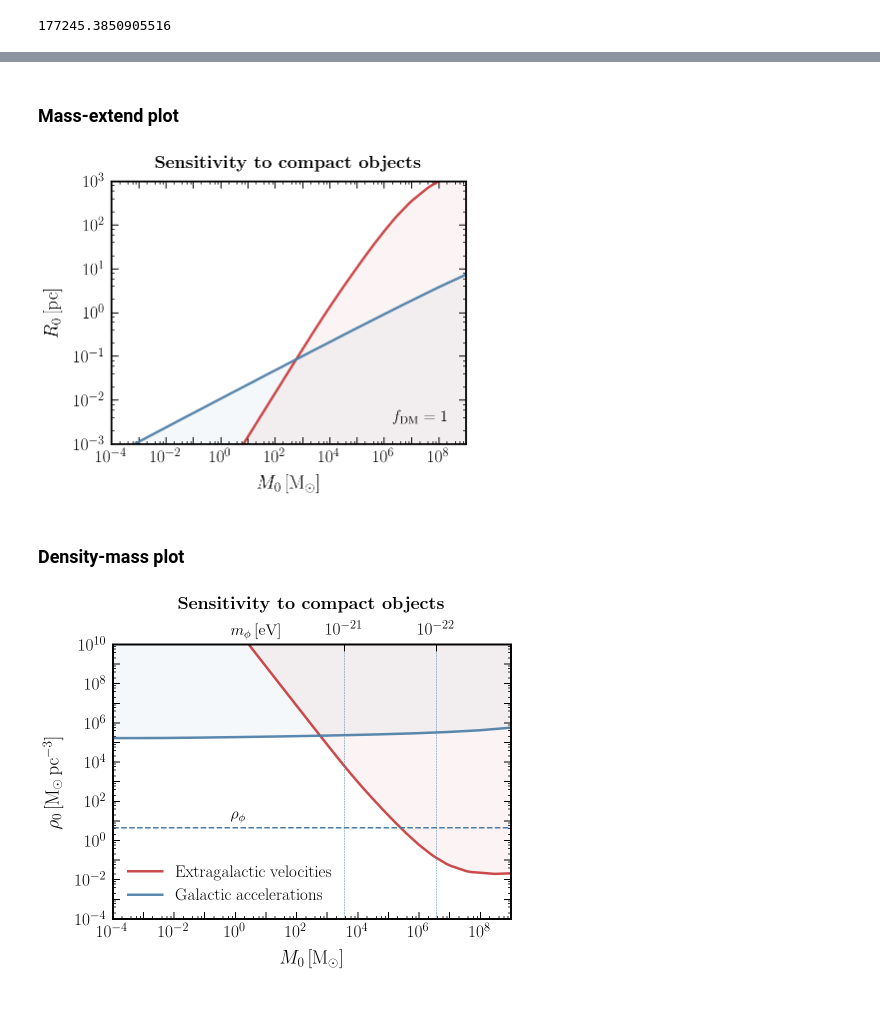
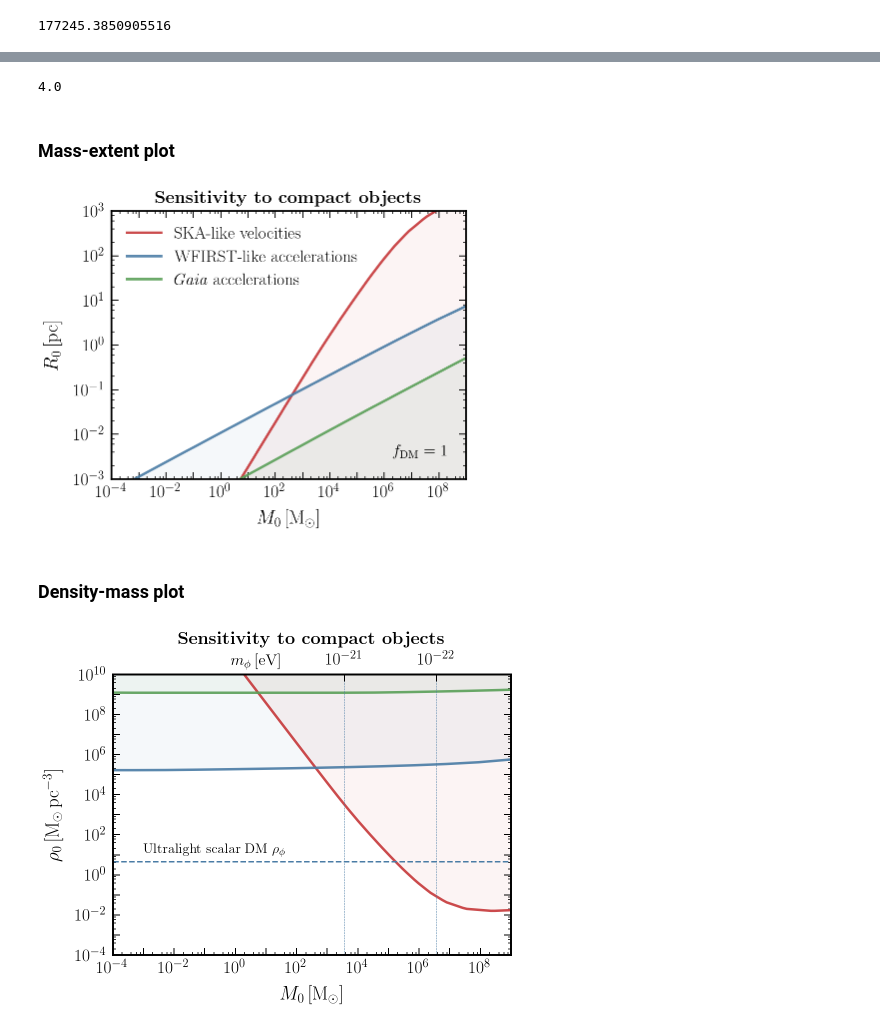
Before and after one commit to smsharma/astrometry-lensing-correlations, a Jupyter notebook: notebooks/04_compact_objects.ipynb, the cells around one changed output, grey strips where cells are left out. Saved outputs shown, nothing was run; the diff lists cells and outputs as text; code cells hidden in the pictures.

```diff
--- a/notebooks/04_compact_objects.ipynb
+++ b/notebooks/04_compact_objects.ipynb
@@ -126,7 +146,7 @@ lim_ary_accel = np.zeros((len(M_ary), len(R_ary)))
 M_baseline = 1e2 * M_s
 # %%
 for iR, R in enumerate(tqdm_notebook(R_ary)):
-    lim_temp = get_f_DM_lim_simple(M_baseline, R0_DM=R, sigma=0.1, N_q=1e12, l_min=50, l_max=500000, accel=True,f_sky = 0.05,
+    lim_temp = get_f_DM_lim_simple(M_baseline, R0_DM=R, sigma=0.1, N_q=1e11 * 4 * np.pi, l_min=50, l_max=500000, accel=True,f_sky = 0.05,
                                   l_los_min=1e-3 * pc, l_los_max=1 * kpc)[0]
     for iM, M in enumerate(M_ary):
         lim_ary_accel[iM, iR] = M_baseline / M * lim_temp
@@ -136,7 +156,7 @@ Please use `tqdm.notebook.tqdm` instead of `tqdm.tqdm_notebook`
 [interactive output not drawn]
 # %%
 for iR, R in enumerate(tqdm_notebook(R_ary)):
-    lim_temp = get_f_DM_lim_simple(M_baseline, R0_DM=R, sigma=1, N_q=1e8, l_min=10, l_max=5000, accel=False,
+    lim_temp = get_f_DM_lim_simple(M_baseline, R0_DM=R, sigma=1, N_q=1e7 * 4 * np.pi, l_min=10, l_max=5000, accel=False,
                                   l_los_min=1e-3 * pc, l_los_max=100 * kpc)[0]
     for iM, M in enumerate(M_ary):
         lim_ary[iM, iR] = M_baseline / M * lim_temp
@@ -144,3 +164,9 @@ for iR, R in enumerate(tqdm_notebook(R_ary)):
 Please use `tqdm.notebook.tqdm` instead of `tqdm.tqdm_notebook`
   """Entry point for launching an IPython kernel.
 [interactive output not drawn]
+# %%
+for iR, R in enumerate(tqdm_notebook(R_ary)):
+    lim_temp = get_f_DM_lim_simple(M_baseline, R0_DM=R, sigma=2., N_q=5e9 * 4 * np.pi, l_min=50, l_max=50000, accel=True,f_sky = 0.05,
+                                  l_los_min=1e-3 * pc, l_los_max=1 * kpc)[0]
+    for iM, M in enumerate(M_ary):
+        lim_ary_gaia_accel[iM, iR] = M_baseline / M * lim_temp
@@ -147,3 +181,7 @@ Please use `tqdm.notebook.tqdm` instead of `tqdm.tqdm_notebook`
+# %%
+2e9  * (4 * np.pi / 0.05) / (4 * np.pi) / 1e10
+# %% [output]
+4.0
 # %%
 lim_R = []
 for iM, M in enumerate((M_ary)):
@@ -152,16 +190,23 @@ for iM, M in enumerate((M_ary)):
 lim_R_accel = []
 for iM, M in enumerate((M_ary)):
     lim_R_accel.append(10 ** np.interp(0, np.log10(lim_ary_accel[iM]), np.log10(R_ary)) / pc)
+# %%
+lim_R_gaia_accel = []
+for iM, M in enumerate((M_ary)):
+    lim_R_gaia_accel.append(10 ** np.interp(0, np.log10(lim_ary_gaia_accel[iM]), np.log10(R_ary)) / pc)
 # %% [markdown]
-### Mass-extend plot
+### Mass-extent plot
 # %%
 fig, ax = plt.subplots()
 
-plt.plot(M_ary / M_s, np.array(lim_R), label="Extragalactic velocities", color=cols_default[0])
+plt.plot(M_ary / M_s, np.array(lim_R), label="SKA-like velocities", color=cols_default[0])
 plt.fill_between(M_ary / M_s, np.array(lim_R), 1e-4 * np.ones_like(lim_R), color=cols_default[0], alpha=0.05)
 
-plt.plot(M_ary / M_s, np.array(lim_R_accel), label="Galactic accelerations", color=cols_default[1])
+plt.plot(M_ary / M_s, np.array(lim_R_accel), label="WFIRST-like accelerations", color=cols_default[1])
 plt.fill_between(M_ary / M_s, np.array(lim_R_accel), 1e-4 * np.ones_like(lim_R), color=cols_default[1], alpha=0.05)
+
+plt.plot(M_ary / M_s, np.array(lim_R_gaia_accel), label="\emph{Gaia} accelerations", color=cols_default[2])
+plt.fill_between(M_ary / M_s, np.array(lim_R_gaia_accel), 1e-4 * np.ones_like(lim_R_gaia_accel), color=cols_default[2], alpha=0.05)
 
 plt.xscale("log")
 plt.yscale("log")
@@ -172,7 +217,7 @@ plt.ylim(1e-3,1e3)
 plt.xlabel("$M_0$\,[M$_\odot$]")
 plt.ylabel("$R_0$\,[pc]")
 
-plt.title('\\textbf{Sensitivity to compact objects}', y = 1.02, fontsize=18)
+plt.title('\\textbf{Sensitivity to compact objects}', y = 1.0, fontsize=18)
 
 plt.tight_layout()
 plt.text(2e6, 3e-3, "$f_\mathrm{DM} = 1$", fontsize=16)
@@ -198,11 +243,12 @@ for n, label in enumerate(ax.xaxis.get_ticklabels()):
     if n % every_nth != 1:
         label.set_visible(False)
 
+plt.legend()
 
 plt.tight_layout()
 plt.savefig(plots_dir + "compact_M_vs_R.pdf")
 # %% [output]
-[figure, old version]
+[figure, new version]
 # %% [markdown]
 ### Density-mass plot
 # %%
@@ -218,12 +264,14 @@ fig = plt.figure(figsize=[6.153846153846153 * 1.1, 5.0 * 1.1])
 ax1 = fig.add_subplot(111)
 
 
-ax1.plot(M_ary/M_s, M_ary / (4 / 3. * np.pi * (np.array(lim_R) * pc) ** 3) / (M_s / pc ** 3), label="Extragalactic velocities", color=cols_default[0])
+ax1.plot(M_ary/M_s, M_ary / (4 / 3. * np.pi * (np.array(lim_R) * pc) ** 3) / (M_s / pc ** 3), label="SKA velocities", color=cols_default[0])
 ax1.fill_between(M_ary/M_s, M_ary / (4 / 3. * np.pi * (np.array(lim_R) * pc) ** 3) / (M_s / pc ** 3), 1e20 * np.ones_like(M_ary/M_s), color=cols_default[0], alpha=0.05)
 
-ax1.plot(M_ary/M_s, M_ary / (4 / 3. * np.pi * (np.array(lim_R_accel) * pc) ** 3) / (M_s / pc ** 3), label="Galactic accelerations", color=cols_default[1])
+ax1.plot(M_ary/M_s, M_ary / (4 / 3. * np.pi * (np.array(lim_R_accel) * pc) ** 3) / (M_s / pc ** 3), label="WFIRST-like accelerations", color=cols_default[1])
 ax1.fill_between(M_ary/M_s, M_ary / (4 / 3. * np.pi * (np.array(lim_R_accel) * pc) ** 3) / (M_s / pc ** 3), 1e20 * np.ones_like(M_ary/M_s), color=cols_default[1], alpha=0.05)
 
+ax1.plot(M_ary/M_s, M_ary / (4 / 3. * np.pi * (np.array(lim_R_gaia_accel) * pc) ** 3) / (M_s / pc ** 3), label="\emph{Gaia} accelerations", color=cols_default[2])
+ax1.fill_between(M_ary/M_s, M_ary / (4 / 3. * np.pi * (np.array(lim_R_gaia_accel) * pc) ** 3) / (M_s / pc ** 3), 1e20 * np.ones_like(M_ary/M_s), color=cols_default[2], alpha=0.05)
 
 ax1.set_xscale("log")
 ax1.set_yscale("log")
@@ -231,7 +279,7 @@ ax1.set_yscale("log")
 ax1.set_xlim(np.min(M_ary / M_s),np.max(M_ary / M_s))
 ax1.set_ylim(1e-4, 1e10)
 
-ax1.set_title('\\textbf{Sensitivity to compact objects}', y = 1.1, fontsize=18)
+ax1.set_title('\\textbf{Sensitivity to compact objects}', y = 1.08, fontsize=18)
 ax1.set_xlabel("$M_0$\,[M$_\odot$]")
 ax1.set_ylabel("$\\rho_0$\,[M$_\odot$\,pc$^{-3}$]")
 
@@ -259,37 +307,37 @@ ax2.set_xticks(list(M0(m22_ary) / M_s))
 ax2.set_xticklabels([latex_float(m22  * 1e-22) for m22 in m22_ary])
 ax2.set_xlim(ax1.get_xbound())
 ax2.text(0.7, 10 ** 10.35, "$m_\phi\,[\mathrm{eV}]$", fontsize=16)
-ax2.text(0.7, rho0 + 5, r"$\rho_\phi$", fontsize=16)
+ax2.text(1e-3, rho0 + 5, r"Ultralight scalar DM $\rho_\phi$", fontsize=14)
 # ax2.set_xlabel("$m_\phi\,[\mathrm{eV}]$")
-ax1.legend()
+# ax1.legend()
 
 # Tick tweaks
 
 locmaj = matplotlib.ticker.LogLocator(base=10,numticks=12)
 ax1.xaxis.set_major_locator(locmaj)
 
 locmin = matplotlib.ticker.LogLocator(base=10.0,subs=(0.2,0.4,0.6,0.8),numticks=12)
 ax1.xaxis.set_minor_locator(locmin)
 ax1.xaxis.set_minor_formatter(matplotlib.ticker.NullFormatter())
 
 locmaj = matplotlib.ticker.LogLocator(base=10,numticks=15)
 ax1.yaxis.set_major_locator(locmaj)
 
 locmin = matplotlib.ticker.LogLocator(base=10.0,subs=(0.2,0.4,0.6,0.8),numticks=14)
 ax1.yaxis.set_minor_locator(locmin)
 ax1.yaxis.set_minor_formatter(matplotlib.ticker.NullFormatter())
 
 
 every_nth = 2
 for n, label in enumerate(ax1.xaxis.get_ticklabels()):
     if n % every_nth != 1:
         label.set_visible(False)
 
 for n, label in enumerate(ax1.yaxis.get_ticklabels()):
     if n % every_nth != 1:
         label.set_visible(False)
 
 plt.tight_layout()
 plt.savefig(plots_dir + "compact_M_vs_rho.pdf")
 # %% [output]
-[figure, old version]
+[figure, new version]
```
Also changed, not shown: parts of 8 cells of this notebook, 7 other files.
